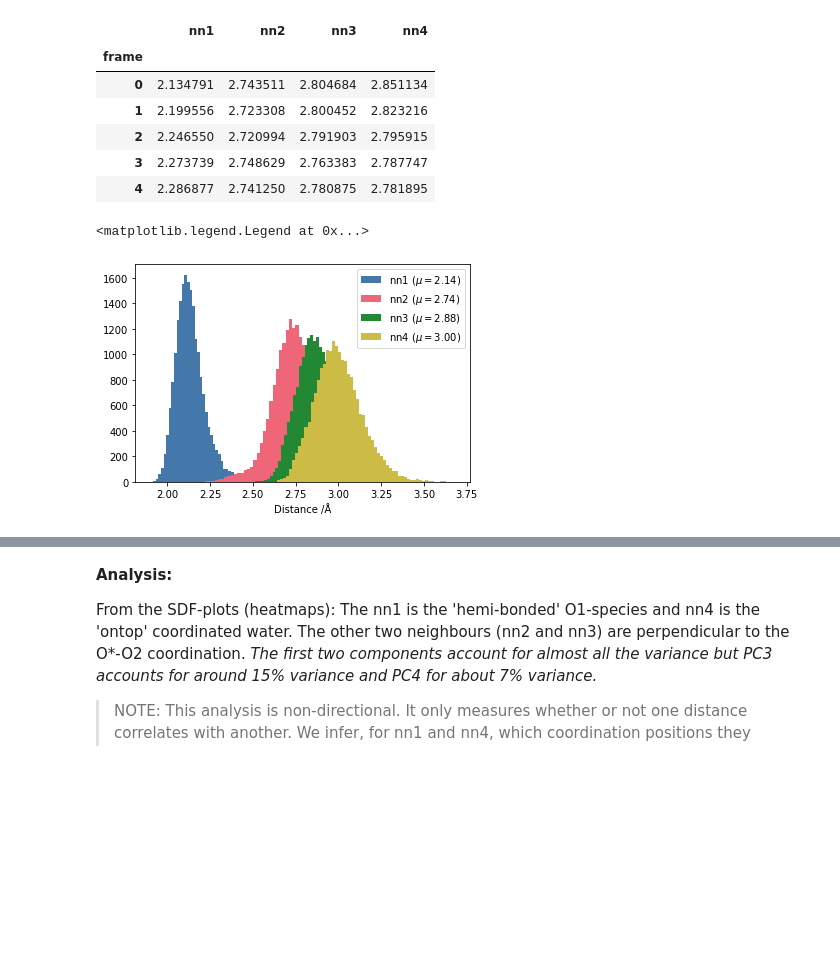
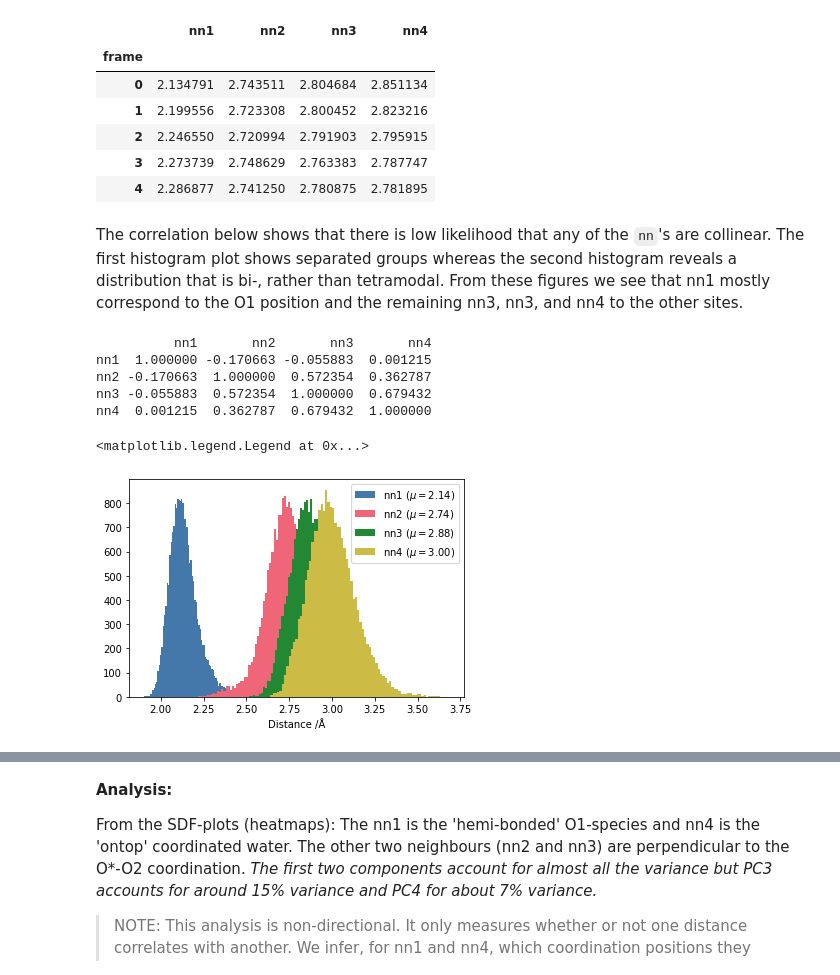
Before and after one commit to viktorsvahn/water, a Jupyter notebook: hydroxyl/OH_radical.ipynb, the cells around one changed output, grey strips where cells are left out. Cells and saved outputs as stored; diff of their text form; code cells hidden in the pictures; blank space fills up the shorter version.

```diff
--- a/hydroxyl/OH_radical.ipynb
+++ b/hydroxyl/OH_radical.ipynb
@@ -314,18 +314,28 @@ nearest_df.head()
 | 2 | 2.246550 | 2.720994 | 2.791903 | 2.795915 |
 | 3 | 2.273739 | 2.748629 | 2.763383 | 2.787747 |
 | 4 | 2.286877 | 2.741250 | 2.780875 | 2.781895 |
+# %% [markdown]
+The correlation below shows that there is low likelihood that any of the `nn`'s are collinear. The first histogram plot shows separated groups whereas the second histogram reveals a distribution that is bi-, rather than tetramodal. From these figures we see that nn1 mostly correspond to the O1 position and the remaining nn3, nn3, and nn4 to the other sites.
 # %%
+print(nearest_df.corr())
+
 fig, ax = plt.subplots()
 
-nbins = 60
+nbins = 'fd'
+htype = 'bar'
 
-ax.hist(nearest_df['nn1'], bins=nbins, label=f"nn1 ($\\mu={nearest_df['nn1'].mean():.2f}$)")
-ax.hist(nearest_df['nn2'], bins=nbins, label=f"nn2 ($\\mu={nearest_df['nn2'].mean():.2f}$)")
-ax.hist(nearest_df['nn3'], bins=nbins, label=f"nn3 ($\\mu={nearest_df['nn3'].mean():.2f}$)")
-ax.hist(nearest_df['nn4'], bins=nbins, label=f"nn4 ($\\mu={nearest_df['nn4'].mean():.2f}$)")
+ax.hist(nearest_df['nn1'], bins=nbins, histtype=htype, label=f"nn1 ($\\mu={nearest_df['nn1'].mean():.2f}$)")
+ax.hist(nearest_df['nn2'], bins=nbins, histtype=htype, label=f"nn2 ($\\mu={nearest_df['nn2'].mean():.2f}$)")
+ax.hist(nearest_df['nn3'], bins=nbins, histtype=htype, label=f"nn3 ($\\mu={nearest_df['nn3'].mean():.2f}$)")
+ax.hist(nearest_df['nn4'], bins=nbins, histtype=htype, label=f"nn4 ($\\mu={nearest_df['nn4'].mean():.2f}$)")
 
 ax.set_xlabel('Distance /Å')
 ax.legend()
 # %% [output]
-<matplotlib.legend.Legend at 0x...>
+          nn1       nn2       nn3       nn4
+nn1  1.000000 -0.170663 -0.055883  0.001215
+nn2 -0.170663  1.000000  0.572354  0.362787
+nn3 -0.055883  0.572354  1.000000  0.679432
+nn4  0.001215  0.362787  0.679432  1.000000
+<matplotlib.legend.Legend at 0x...>
-[figure, old version]
+[figure, new version]
```
Also changed, not shown: parts of 7 cells of this notebook.
